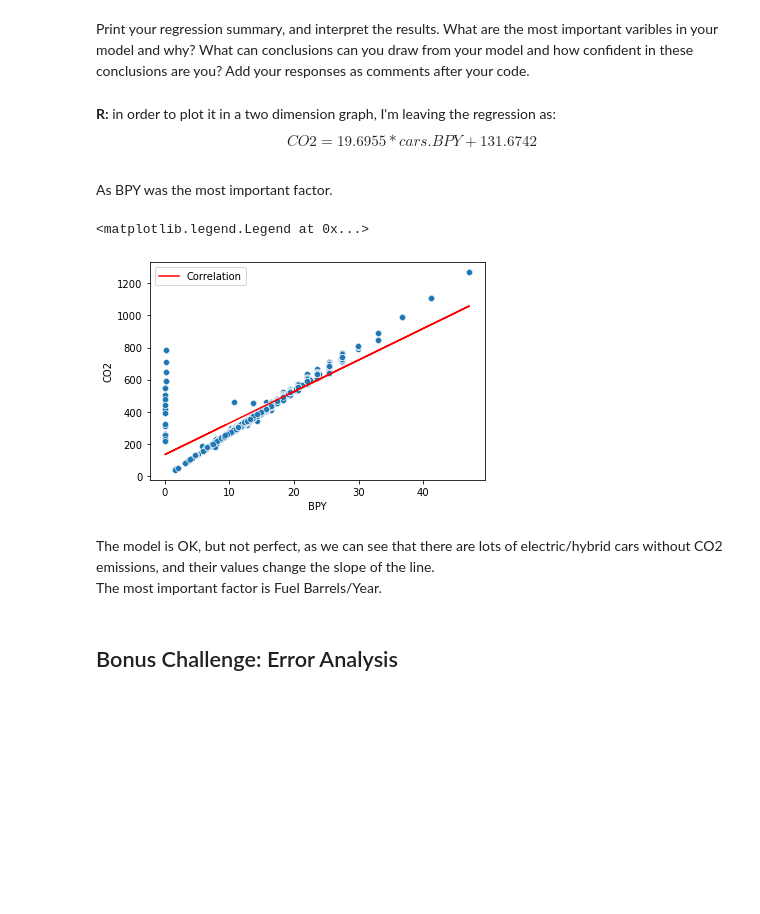
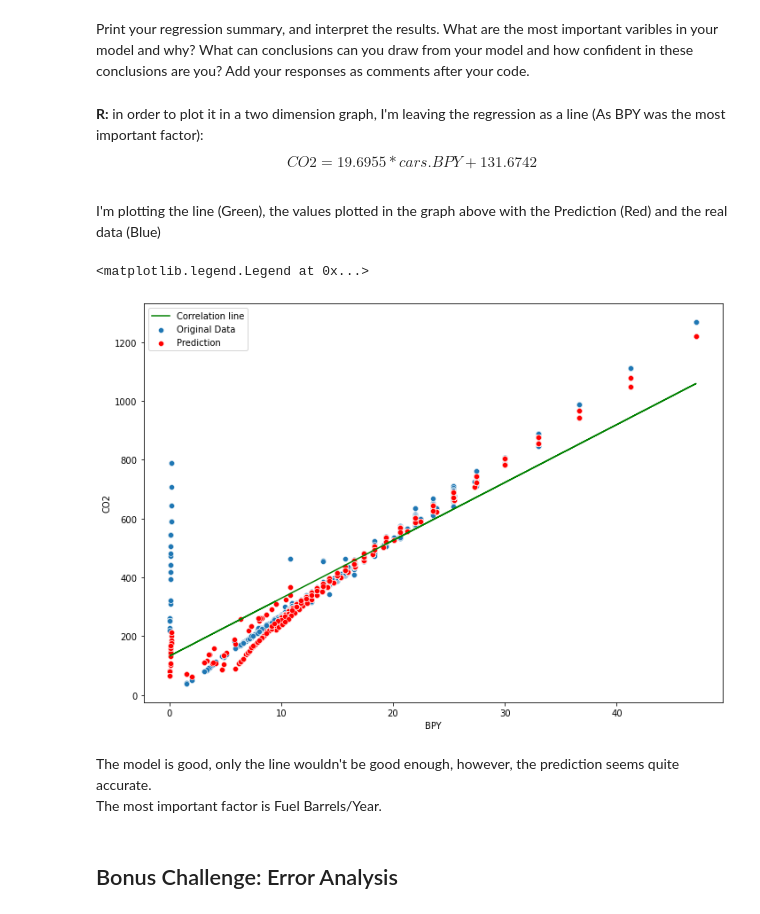
Before and after one commit to Ironhack-Data-Madrid-Enero-2021/lab-regression-analysis, a Jupyter notebook: your-code.ipynb, the cells around one changed output. Drawn from its saved outputs; the diff is of its cells as text; code cells hidden in the pictures; blank space fills up the shorter version.

```diff
--- a/your-code.ipynb
+++ b/your-code.ipynb
@@ -395,23 +400,25 @@ cars[["Model_Y_CO2", "CO2"]]
 # %% [markdown]
 Print your regression summary, and interpret the results. What are the most important varibles in your model and why? What can conclusions can you draw from your model and how confident in these conclusions are you? Add your responses as comments after your code.
 # %% [markdown]
-**R:** in order to plot it in a two dimension graph, I'm leaving the regression as:
+**R:** in order to plot it in a two dimension graph, I'm leaving the regression as a line (As BPY was the most important factor):
 $$CO2 = 19.6955 * cars.BPY + 131.6742$$
-As BPY was the most important factor.
+I'm plotting the line (Green), the values plotted in the graph above with the Prediction (Red) and the real data (Blue)
 # %%
-fig, ax = plt.subplots()
+fig, ax = plt.subplots(figsize= (11.7, 8.27))
 
-sns.scatterplot(x = cars["BPY"], y = cars["CO2"])
+sns.scatterplot(x = cars["BPY"], y = cars["CO2"], label='Original Data')
 
-plt.plot(cars.BPY, 19.6955 * cars.BPY + 131.6742, color='r', label='Correlation')
+plt.plot(cars.BPY, 19.6955 * cars.BPY + 131.6742, color='g', label='Correlation line')
+
+sns.scatterplot(x = cars["BPY"], y = cars["Model_Y_CO2"], color='r', label='Prediction')
 
 plt.legend()
 # %% [output]
 <matplotlib.legend.Legend at 0x...>
-[figure, old version]
+[figure, new version]
-# %% [markdown]
-The model is OK, but not perfect, as we can see that there are lots of electric/hybrid cars without CO2 emissions, and their values change the slope of the line.
-The most important factor is Fuel Barrels/Year.
+# %% [markdown]
+The model is good, only the line wouldn't be good enough, however, the prediction seems quite accurate.
+The most important factor is Fuel Barrels/Year.
 # %% [markdown]
 ## Bonus Challenge: Error Analysis
 # %% [markdown]
```
Also changed, not shown: parts of 1 cell of this notebook.
